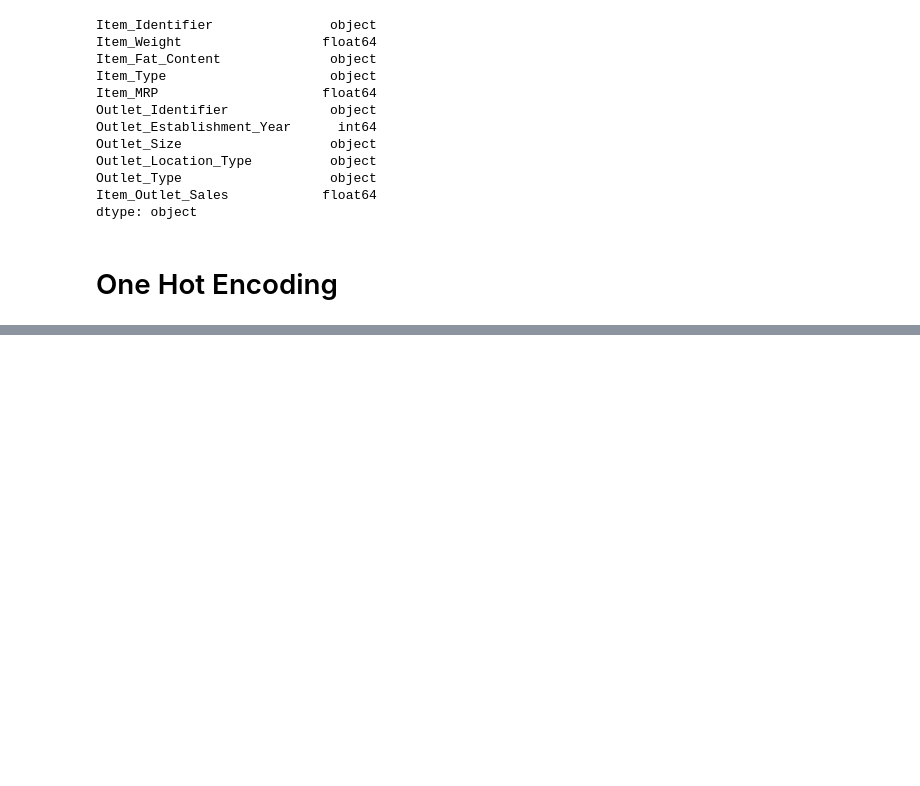
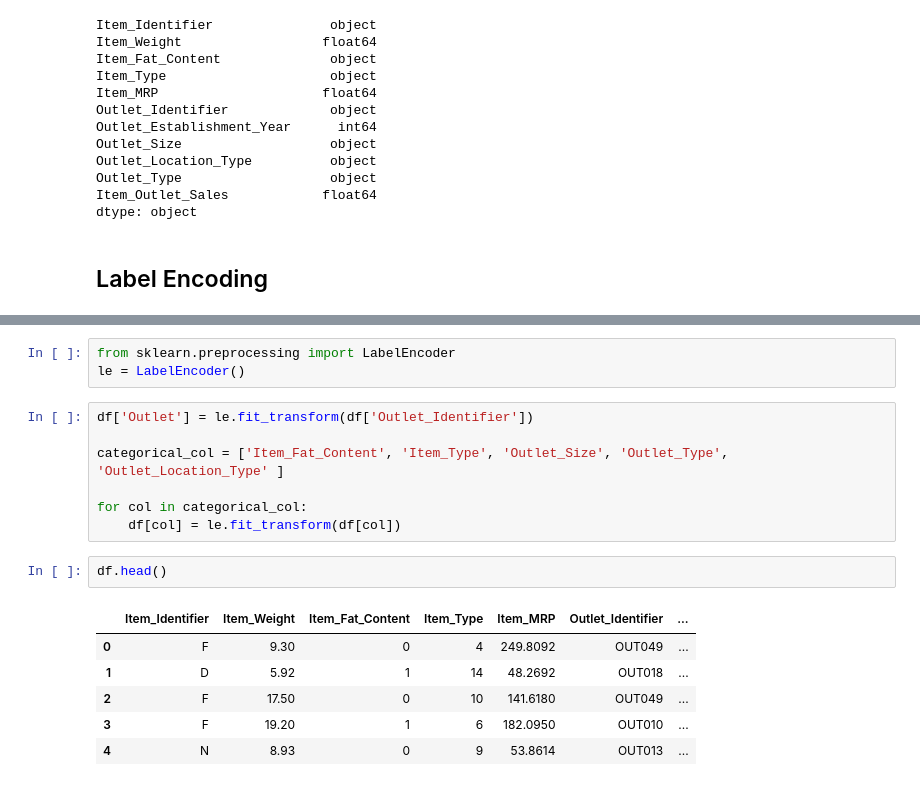
Before and after one commit to sebagit914/sales_predictions, a Jupyter notebook: Sales.ipynb, the cells around one changed output, grey strips where cells are left out. Cells and saved outputs as stored; diff of their text form; blank space fills up the shorter version.

```diff
--- a/Sales.ipynb
+++ b/Sales.ipynb
@@ -556,6 +556,25 @@ Outlet_Type                   object
 Item_Outlet_Sales            float64
 dtype: object
 # %% [markdown]
-# One Hot Encoding
+## Label Encoding
 # %% [markdown]
 ![Captura%20de%20Pantalla%202021-09-12%20a%20la%28s%29%2019.14.13.png](attachment:Captura%20de%20Pantalla%202021-09-12%20a%20la%28s%29%2019.14.13.png)
+# %%
+from sklearn.preprocessing import LabelEncoder
+le = LabelEncoder()
+# %%
+df['Outlet'] = le.fit_transform(df['Outlet_Identifier'])
+
+categorical_col = ['Item_Fat_Content', 'Item_Type', 'Outlet_Size', 'Outlet_Type', 'Outlet_Location_Type' ]
+
+for col in categorical_col:
+    df[col] = le.fit_transform(df[col])
+# %%
+df.head()
+# %% [output]
+|  | Item_Identifier | Item_Weight | Item_Fat_Content | Item_Type | Item_MRP | Outlet_Identifier | ... |
+| 0 | F | 9.30 | 0 | 4 | 249.8092 | OUT049 | ... |
+| 1 | D | 5.92 | 1 | 14 | 48.2692 | OUT018 | ... |
+| 2 | F | 17.50 | 0 | 10 | 141.6180 | OUT049 | ... |
+| 3 | F | 19.20 | 1 | 6 | 182.0950 | OUT010 | ... |
+| 4 | N | 8.93 | 0 | 9 | 53.8614 | OUT013 | ... |
```
Also changed, not shown: parts of 21 cells of this notebook.
